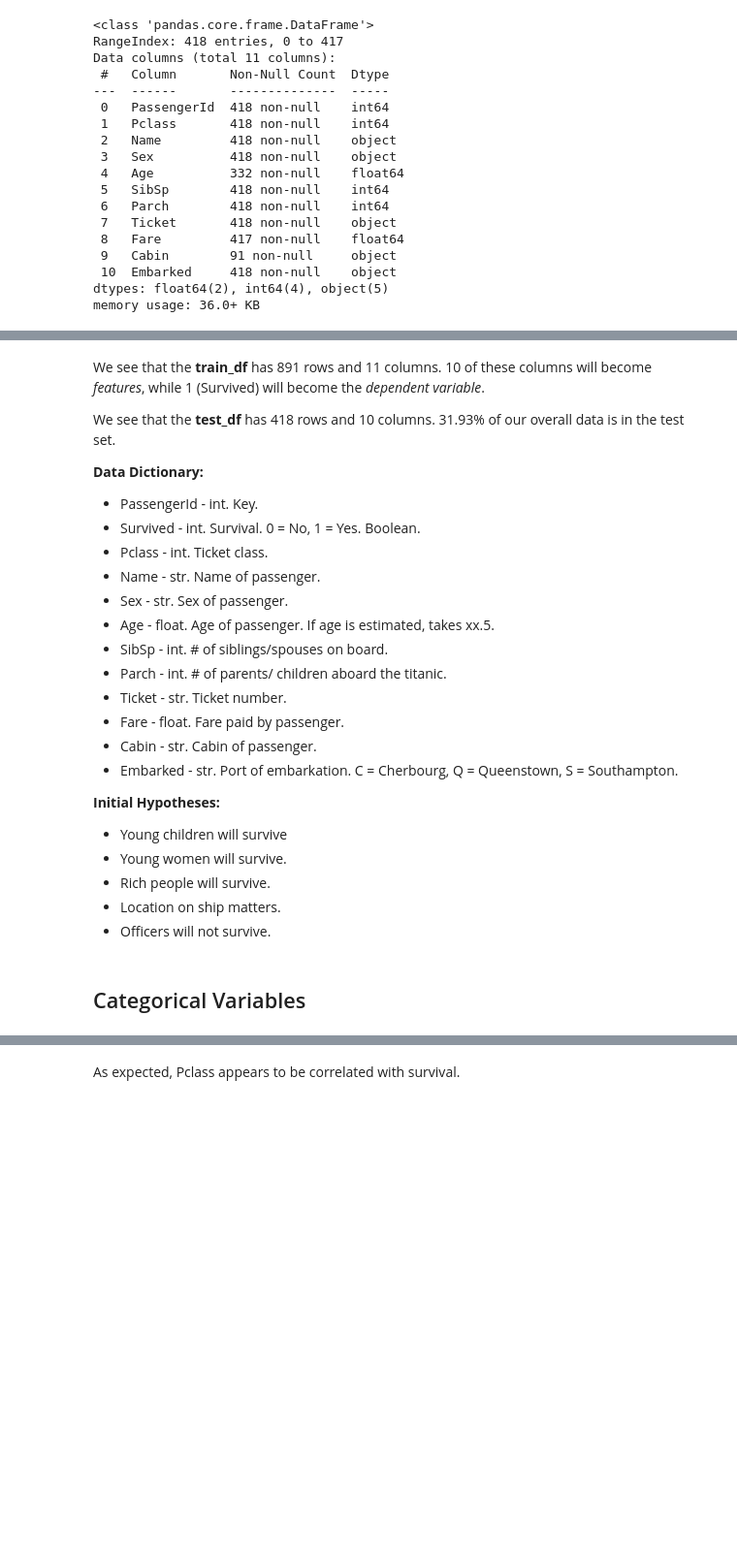
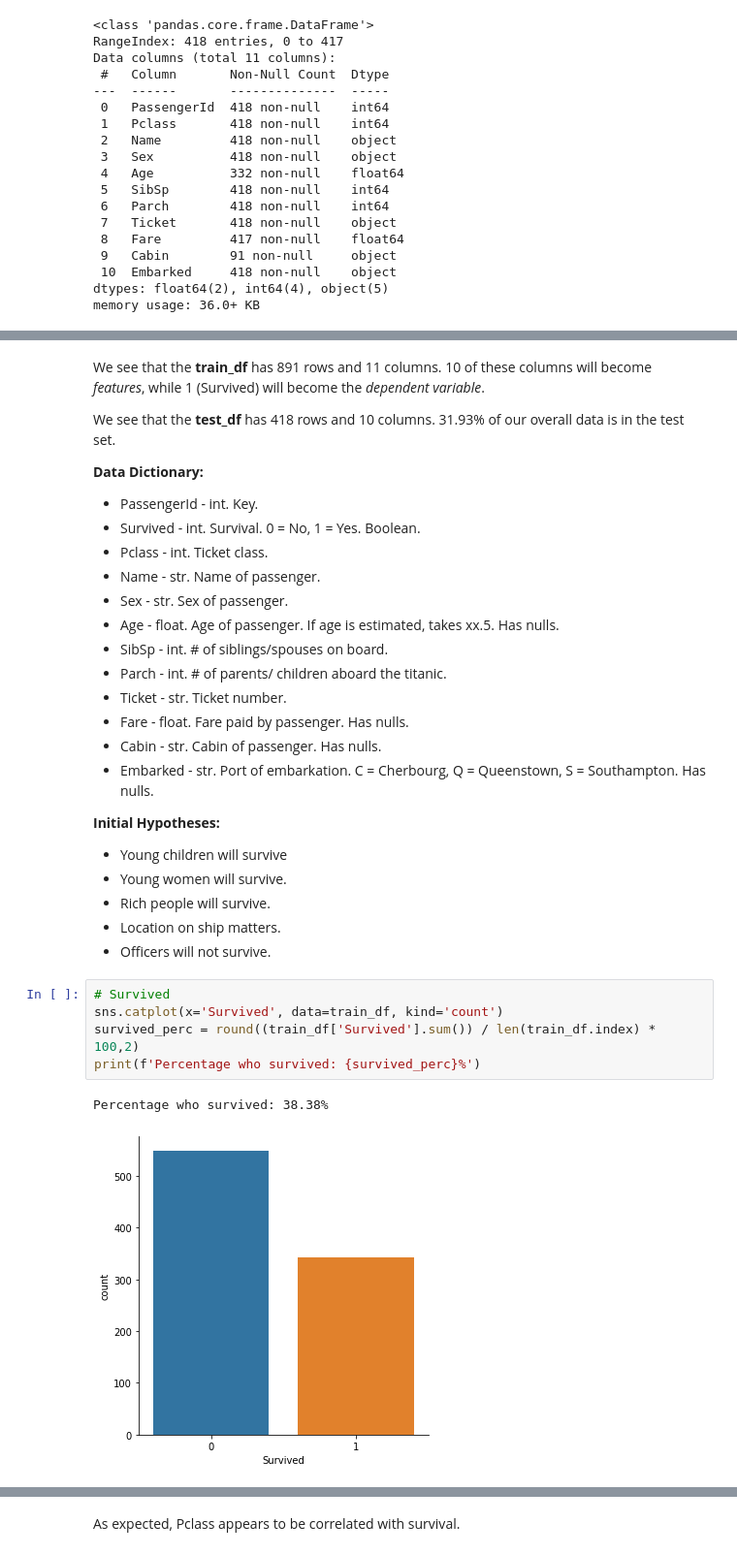
Before and after one commit to levimjoseph/kaggle-public, a Jupyter notebook: titanic-levimjoseph.ipynb, the cells around one changed output, grey strips where cells are left out. Shown at 97% size. Saved outputs shown, nothing was run; the diff lists cells and outputs as text; blank space fills up the shorter version.

```diff
--- a/titanic-levimjoseph.ipynb
+++ b/titanic-levimjoseph.ipynb
@@ -104,13 +104,13 @@ We see that the **test_df** has 418 rows and 10 columns. 31.93% of our overall d
 * Pclass - int. Ticket class.
 * Name - str. Name of passenger.
 * Sex - str. Sex of passenger.
-* Age - float. Age of passenger. If age is estimated, takes xx.5.
+* Age - float. Age of passenger. If age is estimated, takes xx.5. Has nulls.
 * SibSp - int. # of siblings/spouses on board.
 * Parch - int. # of parents/ children aboard the titanic.
 * Ticket - str. Ticket number.
-* Fare - float. Fare paid by passenger.
-* Cabin - str. Cabin of passenger.
-* Embarked - str. Port of embarkation. C = Cherbourg, Q = Queenstown, S = Southampton.
+* Fare - float. Fare paid by passenger. Has nulls.
+* Cabin - str. Cabin of passenger. Has nulls.
+* Embarked - str. Port of embarkation. C = Cherbourg, Q = Queenstown, S = Southampton. Has nulls.
 
 **Initial Hypotheses:**
 * Young children will survive
@@ -118,5 +118,11 @@ We see that the **test_df** has 418 rows and 10 columns. 31.93% of our overall d
 * Rich people will survive.
 * Location on ship matters.
 * Officers will not survive.
-# %% [markdown]
-## Categorical Variables
+# %%
+# Survived
+sns.catplot(x='Survived', data=train_df, kind='count')
+survived_perc = round((train_df['Survived'].sum()) / len(train_df.index) * 100,2)
+print(f'Percentage who survived: {survived_perc}%')
+# %% [output]
+Percentage who survived: 38.38%
+[figure, added]
```
Also changed, not shown: parts of 15 cells of this notebook.
